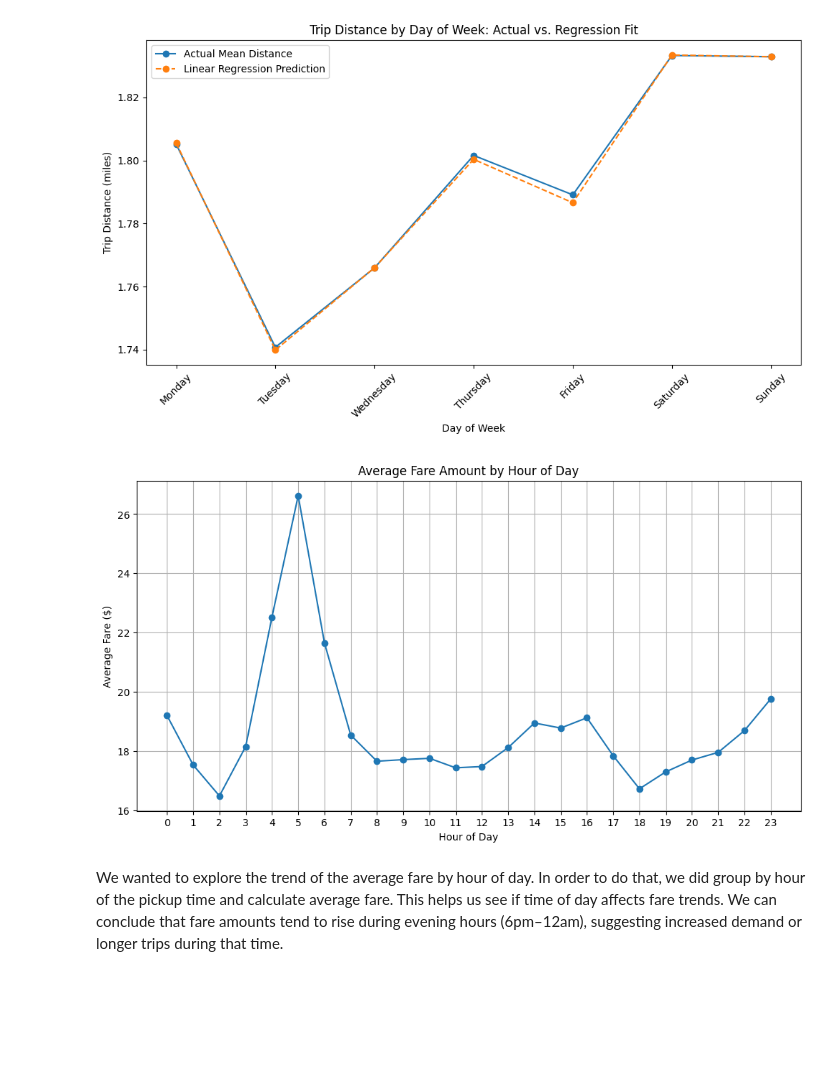
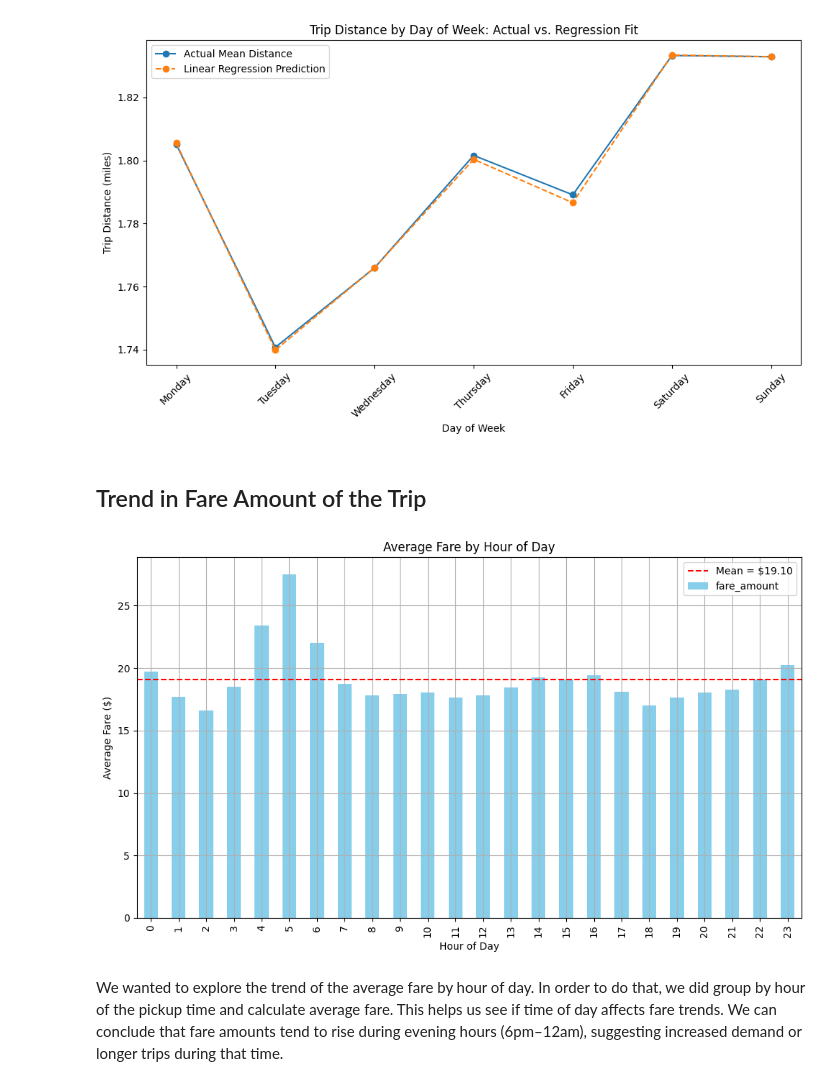
Before and after one commit to sayeenaresh/CMSC320-Final-Project, a Jupyter notebook: Data_analysis.ipynb, the cells around one changed output. Saved outputs shown, nothing was run; the diff lists cells and outputs as text; code cells hidden in the pictures; blank space fills up the shorter version.

```diff
--- a/Data_analysis.ipynb
+++ b/Data_analysis.ipynb
@@ -362,24 +362,34 @@ plt.tight_layout()
 plt.show()
 # %% [output]
 [figure]
+# %% [markdown]
+## Trend in Fare Amount of the Trip
 # %%
-#Getting hour from pickup datetime
+df['tpep_pickup_datetime'] = pd.to_datetime(df['tpep_pickup_datetime'])
 df['hour'] = df['tpep_pickup_datetime'].dt.hour
+df['day'] = df['tpep_pickup_datetime'].dt.day_name()
+df['is_weekend'] = df['day'].isin(['Saturday', 'Sunday'])
 
-# Average fare per hour
-hourly_fare = df.groupby('hour')['fare_amount'].mean()
+df = df[(df['fare_amount'] > 0) & (df['fare_amount'] < 1000)]
+df = df[(df['trip_distance'] > 0) & (df['trip_distance'] < 100)]
 
-# Plot
-plt.figure(figsize=(12,6))
-hourly_fare.plot(kind='line', marker='o')
-plt.title('Average Fare Amount by Hour of Day')
+#Plot 1
+plt.figure(figsize=(10, 6))
+avg_fare_hour = df.groupby('hour')['fare_amount'].mean()
+ax = avg_fare_hour.plot(kind='bar', color='skyblue')
+
+# Mean line
+plt.axhline(avg_fare_hour.mean(), color='red', linestyle='--', label=f'Mean = ${avg_fare_hour.mean():.2f}')
+
+plt.title('Average Fare by Hour of Day')
 plt.xlabel('Hour of Day')
 plt.ylabel('Average Fare ($)')
+plt.legend()
 plt.grid(True)
-plt.xticks(range(0, 24))
+plt.tight_layout()
 plt.show()
 # %% [output]
-[figure, old version]
+[figure, new version]
 # %% [markdown]
 We wanted to explore the trend of the average fare by hour of day. In order to do that, we did group by hour of the pickup time and calculate average fare. This helps us see if time of day affects fare trends. We can conclude that fare amounts tend to rise during evening hours (6pm–12am), suggesting increased demand or longer trips during that time.
 # %%
```
Also changed, not shown: parts of 5 cells of this notebook.
